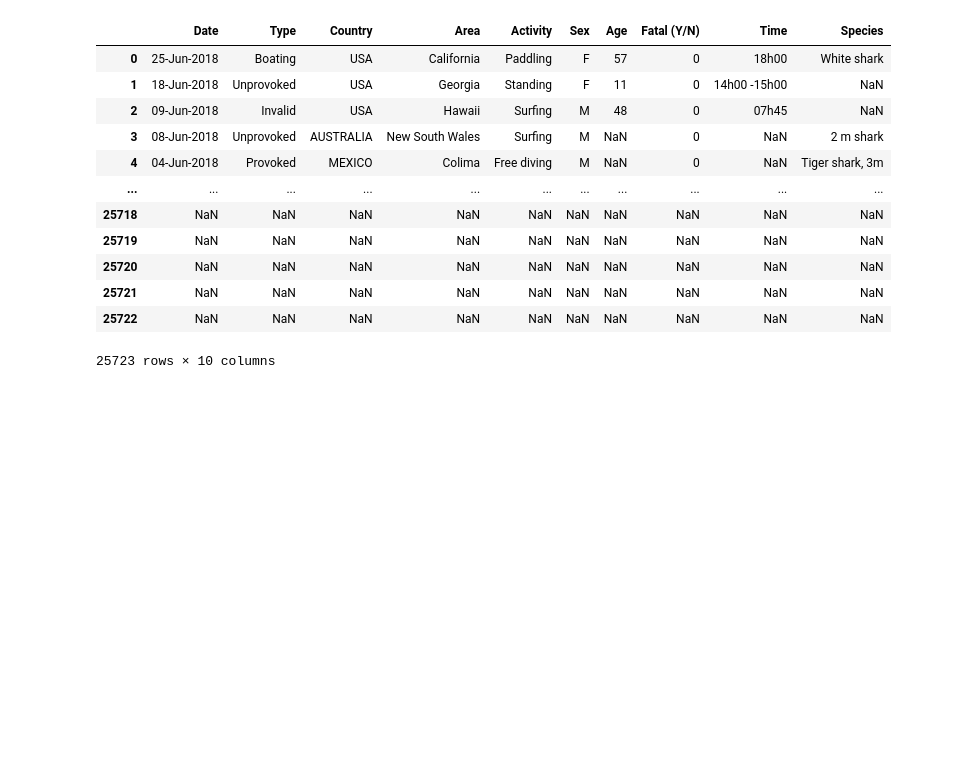
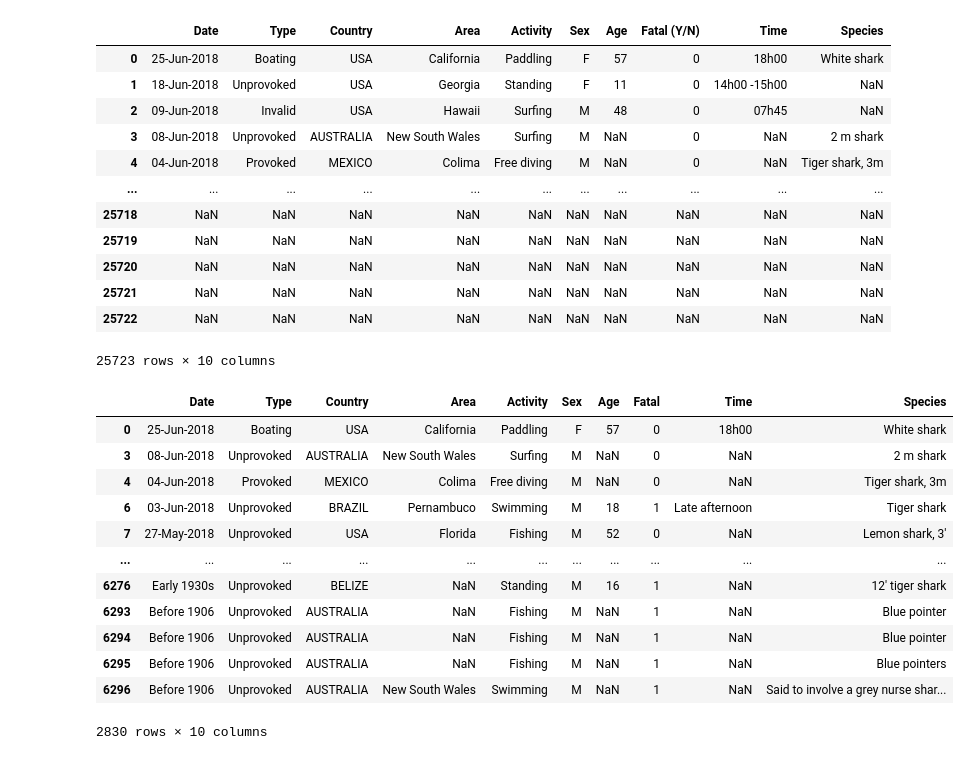
Before and after one commit to kamillaknudsen/tmdl, a Jupyter notebook: tmdl_final.ipynb, the cells around one changed output. Drawn from its saved outputs; the diff is of its cells as text; code cells hidden in the pictures; blank space fills up the shorter version.

```diff
--- a/tmdl_final.ipynb
+++ b/tmdl_final.ipynb
@@ -87,3 +87,21 @@ shark_attacks
 | 25721 | NaN | NaN | NaN | NaN | NaN | NaN | NaN | NaN | NaN | NaN |
 | 25722 | NaN | NaN | NaN | NaN | NaN | NaN | NaN | NaN | NaN | NaN |
 25723 rows × 10 columns
+# %%
+shark_attacks.columns = ["Date", "Type", "Country", "Area", "Activity", "Sex", "Age", "Fatal", "Time", "Species"]
+# %%
+shark_attacks.dropna(subset=['Fatal', 'Species', 'Activity', 'Country'])
+# %% [output]
+|  | Date | Type | Country | Area | Activity | Sex | Age | Fatal | Time | Species |
+| 0 | 25-Jun-2018 | Boating | USA | California | Paddling | F | 57 | 0 | 18h00 | White shark |
+| 3 | 08-Jun-2018 | Unprovoked | AUSTRALIA | New South Wales | Surfing | M | NaN | 0 | NaN | 2 m shark |
+| 4 | 04-Jun-2018 | Provoked | MEXICO | Colima | Free diving | M | NaN | 0 | NaN | Tiger shark, 3m |
+| 6 | 03-Jun-2018 | Unprovoked | BRAZIL | Pernambuco | Swimming | M | 18 | 1 | Late afternoon | Tiger shark |
+| 7 | 27-May-2018 | Unprovoked | USA | Florida | Fishing | M | 52 | 0 | NaN | Lemon shark, 3' |
+| ... | ... | ... | ... | ... | ... | ... | ... | ... | ... | ... |
+| 6276 | Early 1930s | Unprovoked | BELIZE | NaN | Standing | M | 16 | 1 | NaN | 12' tiger shark |
+| 6293 | Before 1906 | Unprovoked | AUSTRALIA | NaN | Fishing | M | NaN | 1 | NaN | Blue pointer |
+| 6294 | Before 1906 | Unprovoked | AUSTRALIA | NaN | Fishing | M | NaN | 1 | NaN | Blue pointer |
+| 6295 | Before 1906 | Unprovoked | AUSTRALIA | NaN | Fishing | M | NaN | 1 | NaN | Blue pointers |
+| 6296 | Before 1906 | Unprovoked | AUSTRALIA | New South Wales | Swimming | M | NaN | 1 | NaN | Said to involve a grey nurse shar... |
+2830 rows × 10 columns
```
Also changed, not shown: parts of 6 cells of this notebook.
